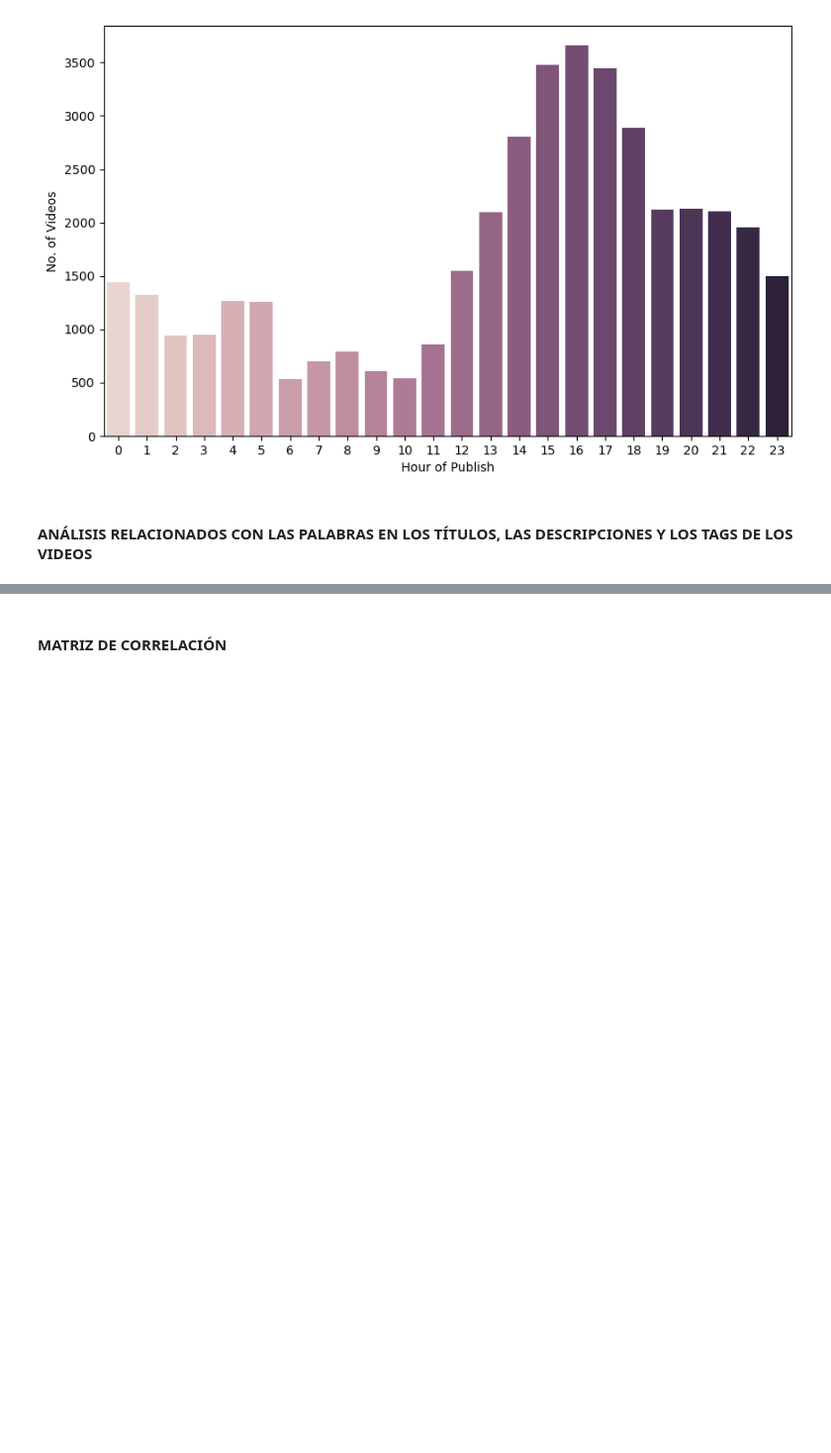
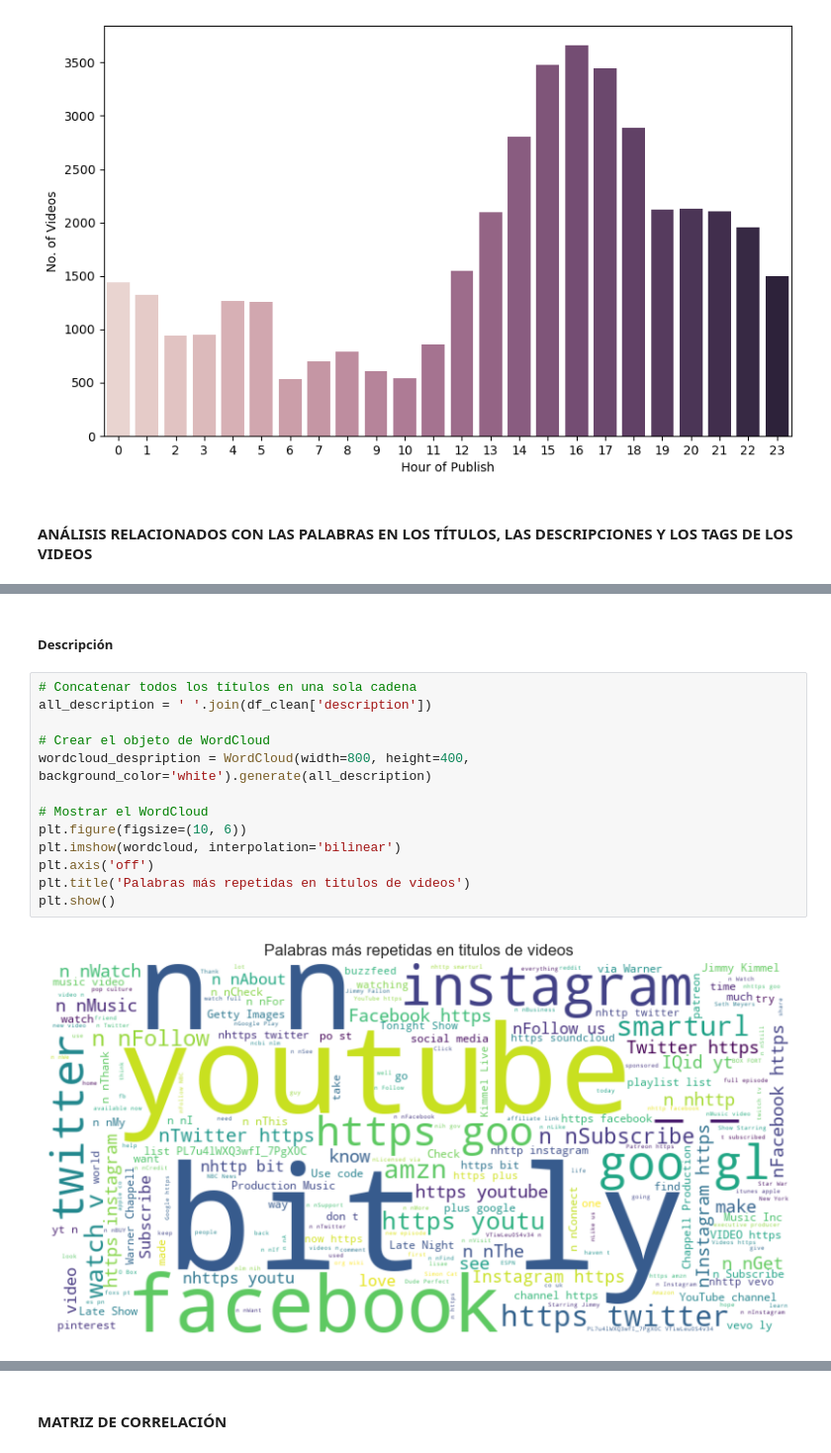
Before and after one commit to lauracamilaballesteros/proyecto-youtube, a Jupyter notebook: proyecto.ipynb, the cells around one changed output, grey strips where cells are left out. Shown at 99% size. Drawn from its saved outputs; the diff is of its cells as text; blank space fills up the shorter version.

```diff
--- a/proyecto.ipynb
+++ b/proyecto.ipynb
@@ -587,0 +627,17 @@ plt.show()
+# %% [markdown]
+##### **Descripción**
+# %%
+# Concatenar todos los títulos en una sola cadena
+all_description = ' '.join(df_clean['description'])
+
+# Crear el objeto de WordCloud
+wordcloud_despription = WordCloud(width=800, height=400, background_color='white').generate(all_description)
+
+# Mostrar el WordCloud
+plt.figure(figsize=(10, 6))
+plt.imshow(wordcloud, interpolation='bilinear')
+plt.axis('off')
+plt.title('Palabras más repetidas en titulos de videos')
+plt.show()
+# %% [output]
+[figure, added]
```
Also changed, not shown: parts of 7 cells of this notebook.
